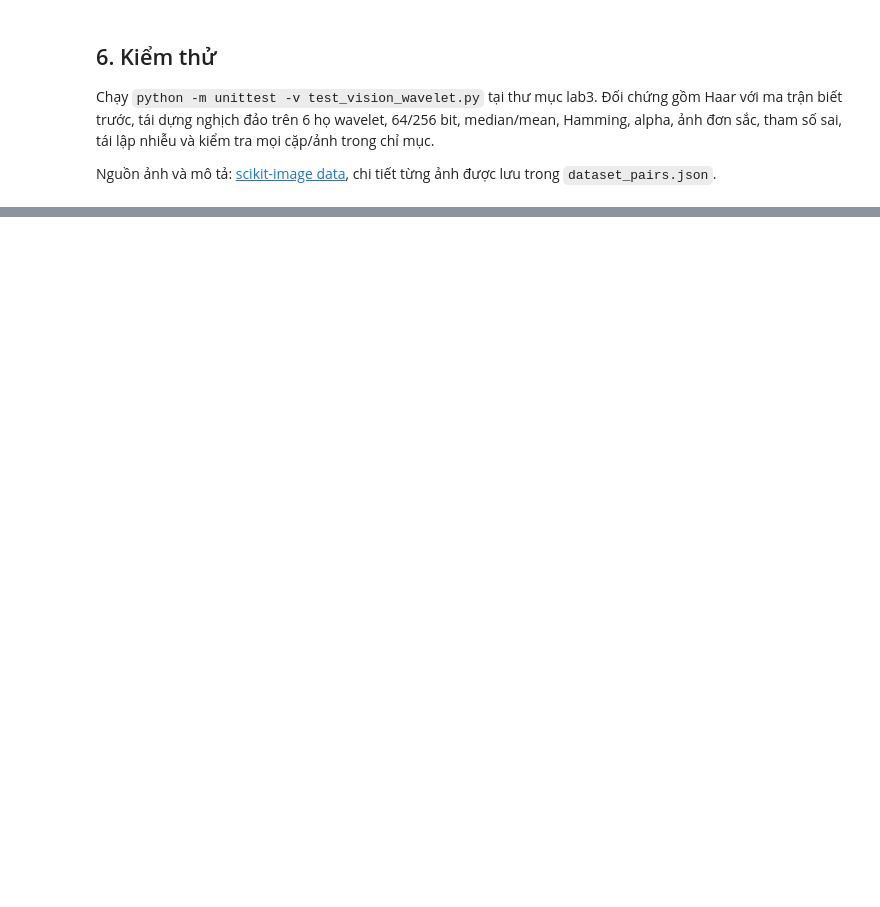
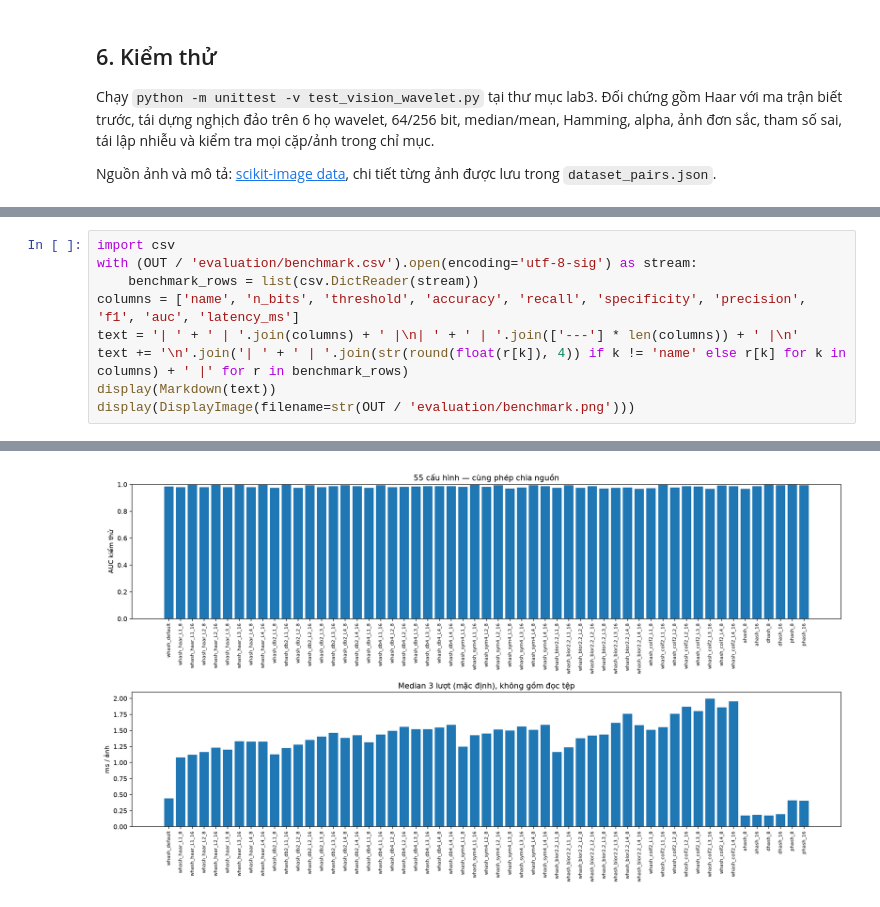
Before and after one commit to TranQuan231005/Computer_Vision_Lab, a Jupyter notebook: lab3/Lab3.ipynb, the cells around one changed output, grey strips where cells are left out. Saved outputs shown, nothing was run; the diff lists cells and outputs as text; blank space fills up the shorter version.

```diff
--- a/lab3/Lab3.ipynb
+++ b/lab3/Lab3.ipynb
@@ -214,0 +284,10 @@ chi tiết từng ảnh được lưu trong `dataset_pairs.json`.
+# %%
+import csv
+with (OUT / 'evaluation/benchmark.csv').open(encoding='utf-8-sig') as stream:
+    benchmark_rows = list(csv.DictReader(stream))
+columns = ['name', 'n_bits', 'threshold', 'accuracy', 'recall', 'specificity', 'precision', 'f1', 'auc', 'latency_ms']
+text = '| ' + ' | '.join(columns) + ' |\n| ' + ' | '.join(['---'] * len(columns)) + ' |\n'
+text += '\n'.join('| ' + ' | '.join(str(round(float(r[k]), 4)) if k != 'name' else r[k] for k in columns) + ' |' for r in benchmark_rows)
+display(Markdown(text))
+display(DisplayImage(filename=str(OUT / 'evaluation/benchmark.png')))
+# %% [output]
@@ -214,0 +351 @@ chi tiết từng ảnh được lưu trong `dataset_pairs.json`.
+[figure, added]
```
Also changed, not shown: parts of 9 cells of this notebook, 20 other files.
